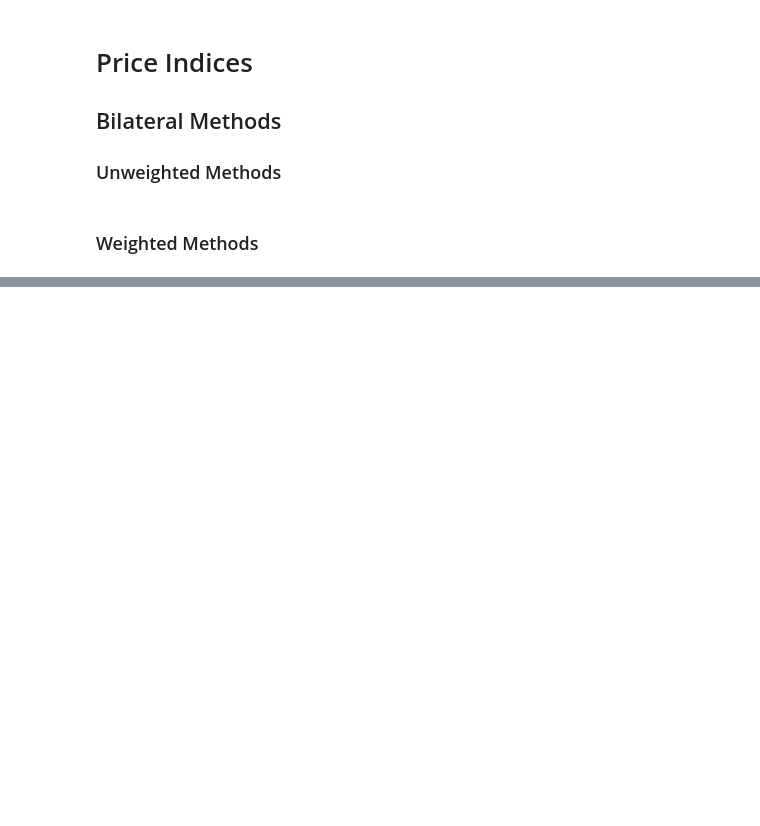
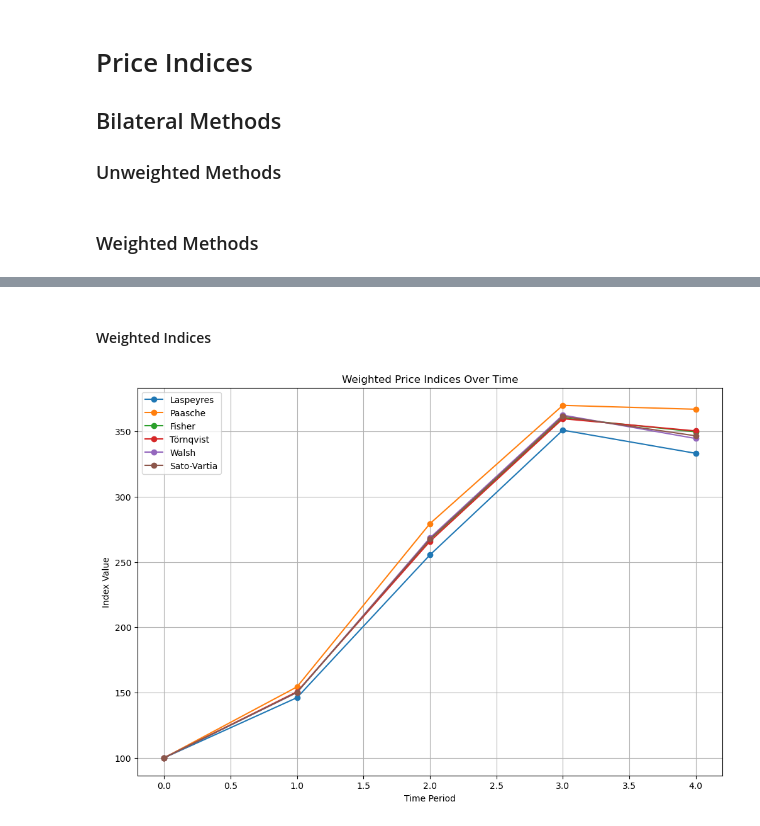
Before and after one commit to roman91DE/price_indices, a Jupyter notebook: price_indices.ipynb, the cells around one changed output, grey strips where cells are left out. Saved outputs shown, nothing was run; the diff lists cells and outputs as text; code cells hidden in the pictures; blank space fills up the shorter version.

```diff
--- a/price_indices.ipynb
+++ b/price_indices.ipynb
@@ -263,0 +340,31 @@ def sato_vartia_index(prices_0: Dict[str, float], prices_t: Dict[str, float], qu
+# %% [markdown]
+#### Weighted Indices
+# %%
+# Weighted index calculation functions are assumed to be defined already
+
+# Initialize weighted indices
+weighted_indices = {
+    "Laspeyres": [100.0],  # Start with 100.0 for the base period
+    "Paasche": [100.0],    # Start with 100.0 for the base period
+    "Fisher": [100.0],     # Start with 100.0 for the base period
+    "Törnqvist": [100.0],  # Start with 100.0 for the base period
+    "Walsh": [100.0],      # Start with 100.0 for the base period
+    "Sato-Vartia": [100.0] # Start with 100.0 for the base period
+}
+
+# Calculate weighted indices for each time period
+for t in time_periods[1:]:
+    prices_0, quantities_0 = get_data_for_period(prices_data, quantities_data, 0)
+    prices_t, quantities_t = get_data_for_period(prices_data, quantities_data, t)
+
+    weighted_indices["Laspeyres"].append(laspeyres_index(prices_0, prices_t, quantities_0))
+    weighted_indices["Paasche"].append(paasche_index(prices_0, prices_t, quantities_t))
+    weighted_indices["Fisher"].append(fisher_index(prices_0, prices_t, quantities_0, quantities_t))
+    weighted_indices["Törnqvist"].append(tornqvist_index(prices_0, prices_t, quantities_0, quantities_t))
+    weighted_indices["Walsh"].append(walsh_index(prices_0, prices_t, quantities_0, quantities_t))
+    weighted_indices["Sato-Vartia"].append(sato_vartia_index(prices_0, prices_t, quantities_0, quantities_t))
+
+# Plot weighted indices
+plot_indices(time_periods, weighted_indices, "Weighted Price Indices Over Time")
+# %% [output]
+[figure, added]
```
Also changed, not shown: parts of 6 cells of this notebook, 3 other files.
